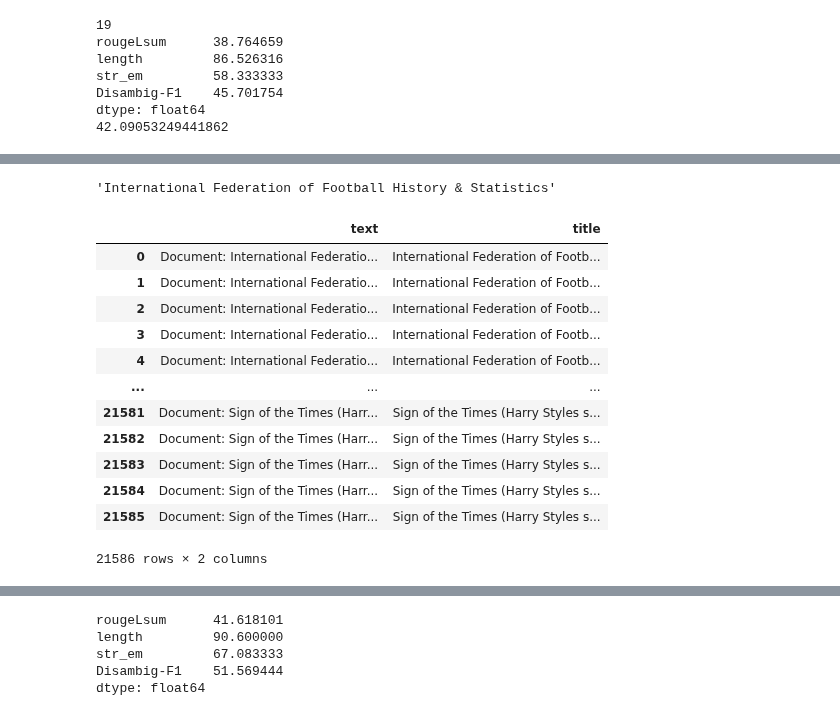
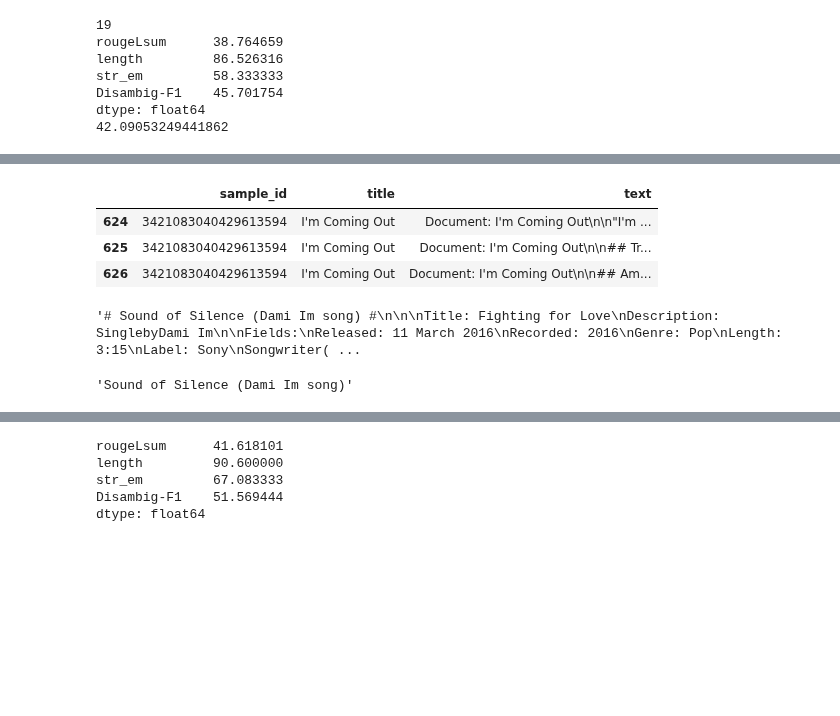
Before and after one commit to lab-paper-code/QriousRAG, a Jupyter notebook: model/answer_rag.ipynb, the cells around one changed output, grey strips where cells are left out. Cells and saved outputs as stored; diff of their text form; code cells hidden in the pictures; blank space fills up the shorter version.

```diff
--- a/model/answer_rag.ipynb
+++ b/model/answer_rag.ipynb
@@ -1426,5 +1507,13 @@ def answer_2020(query, context):
+# %%
+eval_df[eval_df['title'].isin(["I'm Coming Out"])]
+# %% [output]
+|  | sample_id | title | text |
+| 624 | 3421083040429613594 | I'm Coming Out | Document: I'm Coming Out\n\n"I'm ... |
+| 625 | 3421083040429613594 | I'm Coming Out | Document: I'm Coming Out\n\n## Tr... |
+| 626 | 3421083040429613594 | I'm Coming Out | Document: I'm Coming Out\n\n## Am... |
+# %%
+evidence_df['text'][67]
+# %% [output]
+'# Sound of Silence (Dami Im song) #\n\n\nTitle: Fighting for Love\nDescription: SinglebyDami Im\n\nFields:\nReleased: 11 March 2016\nRecorded: 2016\nGenre: Pop\nLength: 3:15\nLabel: Sony\nSongwriter( ...
 # %%
-res=evidence_df['text'][0].split('Document: ')[-1].split('\n')[0]
-res
+evidence_df['title'] = evidence_df['text'].apply(lambda x: x.split('Document: ')[-1].split('\n')[0].split('/')[0].split('# ')[-1].split(' #')[0])
-# %% [output]
-'International Federation of Football History & Statistics'
@@ -1433,17 +1520,5 @@ evidence_df['title'] = evidence_df['text'].apply(lambda x: x.split('Document: ')
 # %%
-evidence_df
+evidence_df['title'][67]
 # %% [output]
-|  | text | title |
-| 0 | Document: International Federatio... | International Federation of Footb... |
-| 1 | Document: International Federatio... | International Federation of Footb... |
-| 2 | Document: International Federatio... | International Federation of Footb... |
-| 3 | Document: International Federatio... | International Federation of Footb... |
-| 4 | Document: International Federatio... | International Federation of Footb... |
-| ... | ... | ... |
-| 21581 | Document: Sign of the Times (Harr... | Sign of the Times (Harry Styles s... |
-| 21582 | Document: Sign of the Times (Harr... | Sign of the Times (Harry Styles s... |
-| 21583 | Document: Sign of the Times (Harr... | Sign of the Times (Harry Styles s... |
-| 21584 | Document: Sign of the Times (Harr... | Sign of the Times (Harry Styles s... |
-| 21585 | Document: Sign of the Times (Harr... | Sign of the Times (Harry Styles s... |
-21586 rows × 2 columns
+'Sound of Silence (Dami Im song)'
 # %%
```
Also changed, not shown: parts of 19 cells of this notebook, 1 other file.
